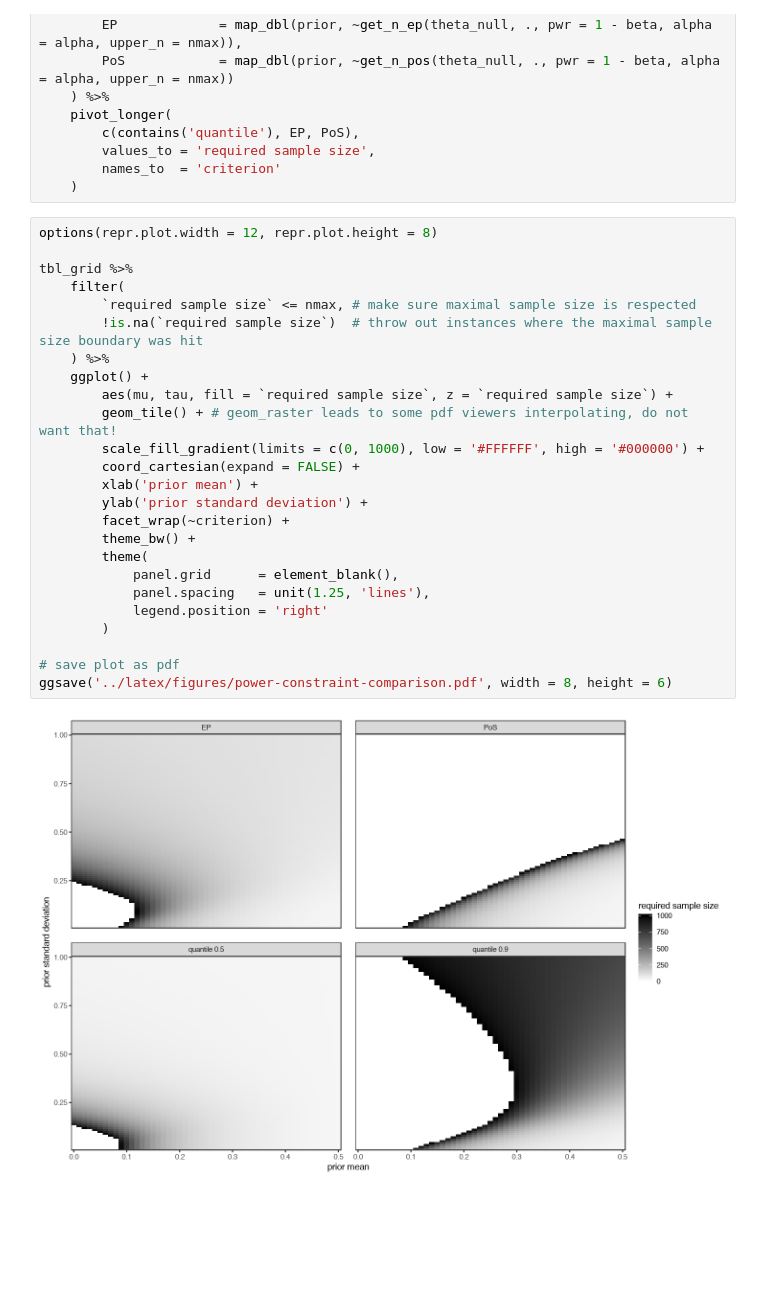
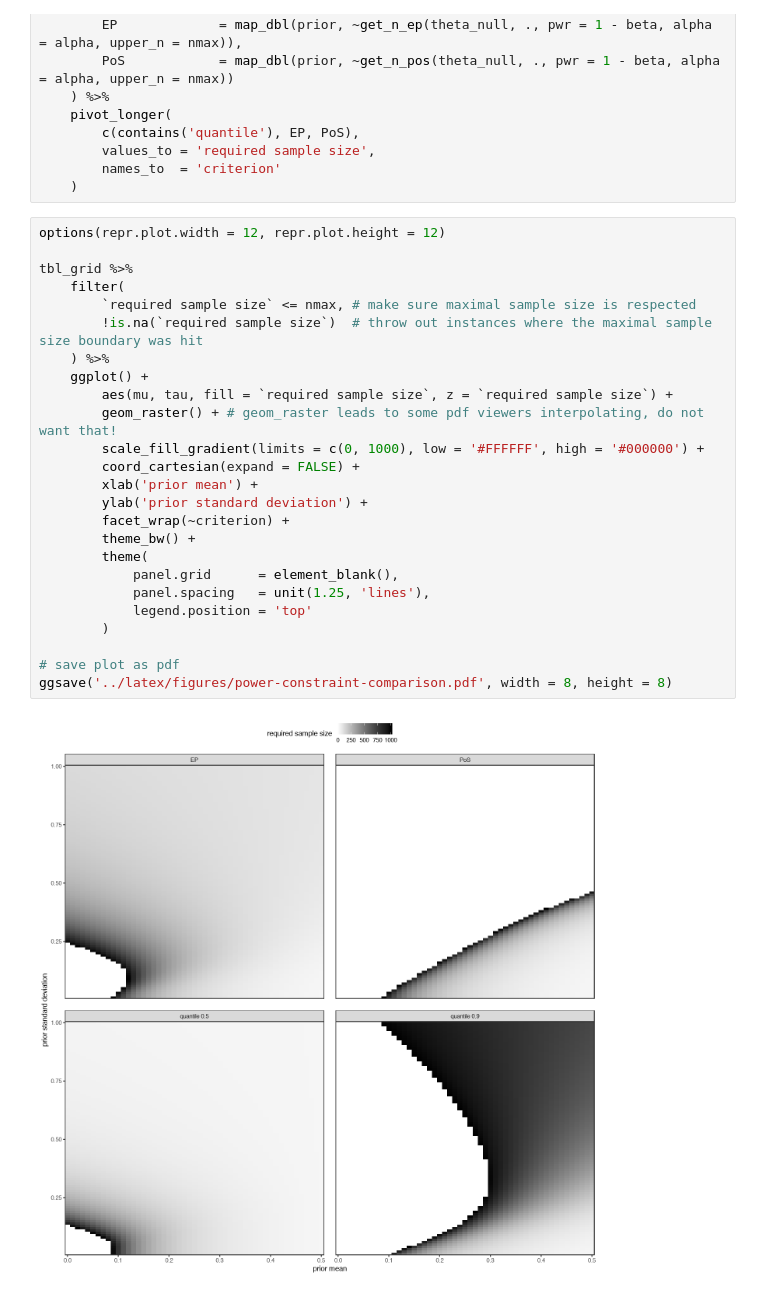
Before and after one commit to kkmann/sample-size-calculation-under-uncertainty, a Jupyter notebook: notebooks/required-sample-size-vs-prior.ipynb, the cells around one changed output. Drawn from its saved outputs; the diff is of its cells as text; blank space fills up the shorter version.

Commit message:
more plots

```diff
--- a/notebooks/required-sample-size-vs-prior.ipynb
+++ b/notebooks/required-sample-size-vs-prior.ipynb
@@ -43,29 +43,29 @@ tbl_grid <- expand_grid(
         names_to  = 'criterion'
     )
 # %%
-options(repr.plot.width = 12, repr.plot.height = 8)
+options(repr.plot.width = 12, repr.plot.height = 12)
 
 tbl_grid %>%
     filter(
         `required sample size` <= nmax, # make sure maximal sample size is respected
         !is.na(`required sample size`)  # throw out instances where the maximal sample size boundary was hit
     ) %>%
     ggplot() +
         aes(mu, tau, fill = `required sample size`, z = `required sample size`) +
-        geom_tile() + # geom_raster leads to some pdf viewers interpolating, do not want that!
+        geom_raster() + # geom_raster leads to some pdf viewers interpolating, do not want that!
         scale_fill_gradient(limits = c(0, 1000), low = '#FFFFFF', high = '#000000') +
         coord_cartesian(expand = FALSE) +
         xlab('prior mean') +
         ylab('prior standard deviation') +
         facet_wrap(~criterion) +
         theme_bw() +
         theme(
             panel.grid      = element_blank(),
             panel.spacing   = unit(1.25, 'lines'),
-            legend.position = 'right'
+            legend.position = 'top'
         )
 
 # save plot as pdf
-ggsave('../latex/figures/power-constraint-comparison.pdf', width = 8, height = 6)
+ggsave('../latex/figures/power-constraint-comparison.pdf', width = 8, height = 8)
 # %% [output]
-[figure, old version]
+[figure, new version]
```
Also changed, not shown: 3 other files.
